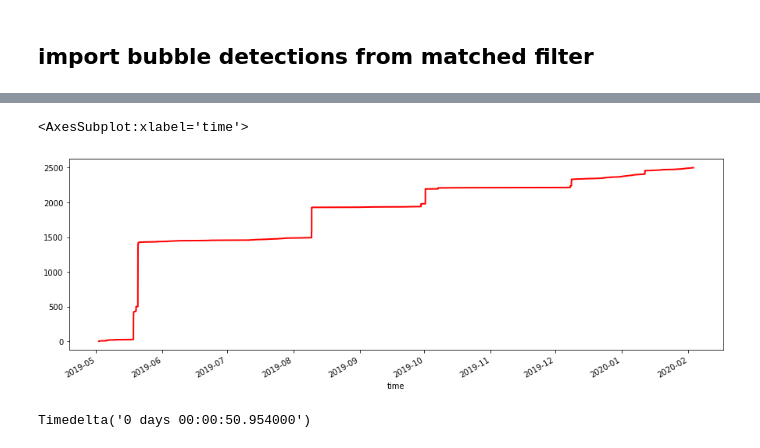
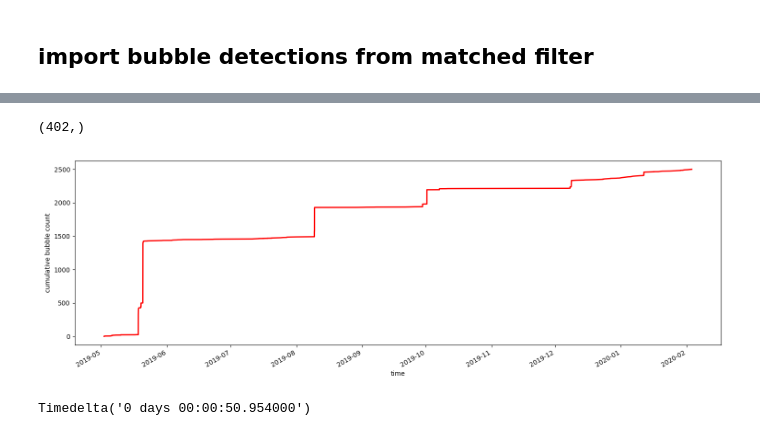
Before and after one commit to SerpRateAI/BubblePaper, a Jupyter notebook: FINAL-PLOTS-PAPER-supplemental.ipynb, the cells around one changed output, grey strips where cells are left out. Drawn from its saved outputs; the diff is of its cells as text; code cells hidden in the pictures.

```diff
--- a/FINAL-PLOTS-PAPER-supplemental.ipynb
+++ b/FINAL-PLOTS-PAPER-supplemental.ipynb
@@ -100,0 +104,16 @@ bubbles['mass_mean'] = bubbles.volume_mean.apply(lambda v: get_mass(pressure=(99
+# %%
+fig, ax = plt.subplots(figsize=(15, 5))
+bubbles.set_index('time').ones.cumsum().plot(ax=ax)
+# alpha =
+# nt = 400*(1- np.exp(-alpha*t))
+event1 = bubbles[bubbles.time.between('2019-05-18 11:30:00', '2019-05-19 12:45:00')].copy()
+event2 = bubbles[bubbles.time.between('2019-05-20 13:30:30', '2019-05-21 14:30:00')].copy()
+event3 = bubbles[bubbles.time.between('2019-08-09 11:00:00','2019-08-09 12:15:00')].copy()
+event4 = bubbles[bubbles.time.between('2019-08-09 13:00:00','2019-08-09 14:00:00')].copy()
+event5 = bubbles[bubbles.time.between('2019-09-29 11:00:00','2019-09-29 11:30:00')].copy()
+event6 = bubbles[bubbles.time.between('2019-10-01 12:00:00','2019-10-01 13:00:00')].copy()
+event7 = bubbles[bubbles.time.between('2019-10-07 10:55:00','2019-10-07 11:05:00')].copy()
+event8 = bubbles[bubbles.time.between('2019-12-08 00:00:00','2019-12-08 01:00:00')].copy()
+event9 = bubbles[bubbles.time.between('2019-12-08 00:00:00','2019-12-08 01:00:00')].copy()
+event10 = bubbles[bubbles.time.between('2019-12-08 12:50:00','2019-12-08 13:00:00')].copy()
+event11 = bubbles[bubbles.time.between('2019-12-08 13:30:00','2019-12-08 15:30:00')].copy()
@@ -101,9 +184,14 @@ bubbles['mass_mean'] = bubbles.volume_mean.apply(lambda v: get_mass(pressure=(99
+# %%
+t.shape
+# %% [output]
+(402,)
 # %%
 fig, ax = plt.subplots(figsize=(15, 5))
 bubbles.set_index('time').cumsum().ones.plot(ax=ax, color='red', linewidth=2)
+ax.set_ylabel('cumulative bubble count')
+fig.tight_layout()
 # %% [output]
-<AxesSubplot:xlabel='time'>
-[figure, old version]
+[figure, new version]
 # %%
 bubbles.time[1] - bubbles.time[0]
 # %% [output]
```
Also changed, not shown: parts of 13 cells of this notebook, 1 other file.
